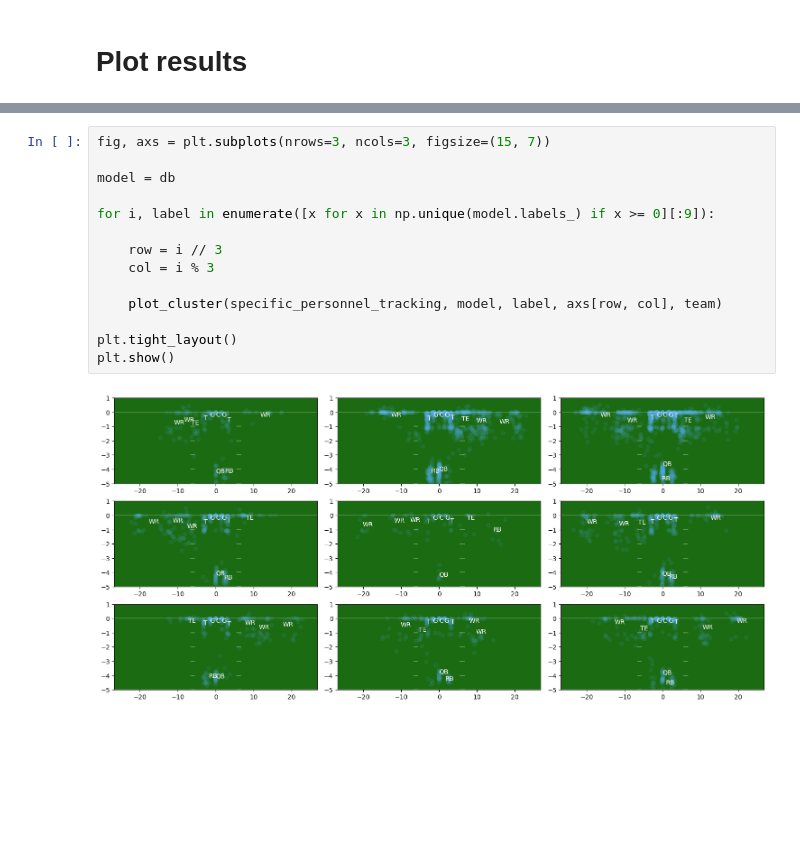
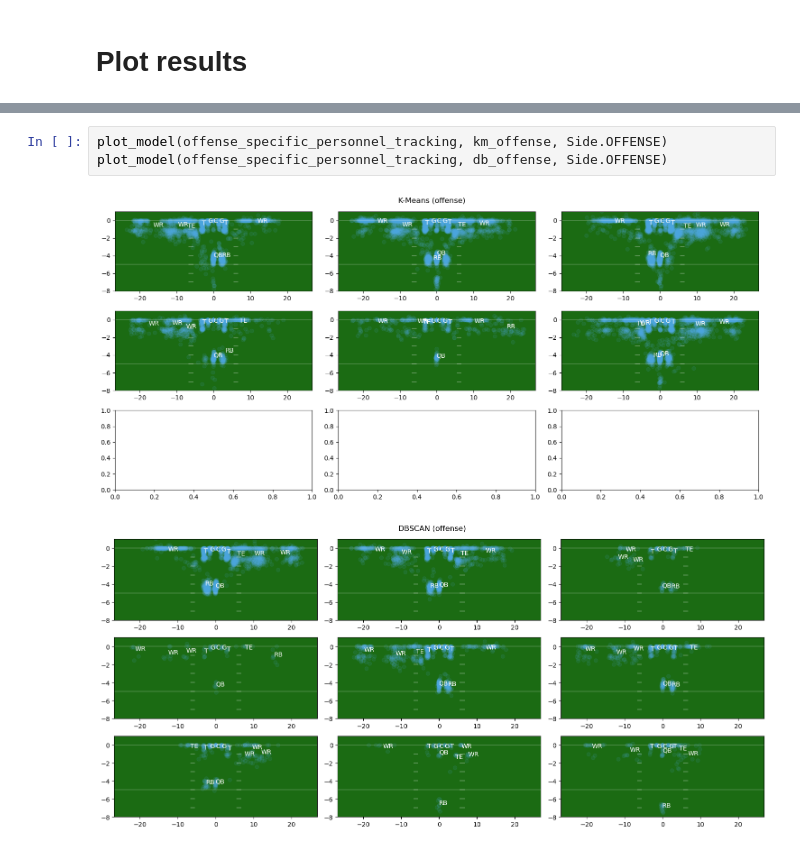
Before and after one commit to mbcalli/cfb, a Jupyter notebook: formations/formations.ipynb, the cells around one changed output, grey strips where cells are left out. Cells and saved outputs as stored; diff of their text form; blank space fills up the shorter version.

```diff
--- a/formations/formations.ipynb
+++ b/formations/formations.ipynb
@@ -311,16 +92,6 @@ plt.show()
-# %%
-fig, axs = plt.subplots(nrows=3, ncols=3, figsize=(15, 7))
-
-model = db
-
-for i, label in enumerate([x for x in np.unique(model.labels_) if x >= 0][:9]):
-
-    row = i // 3
-    col = i % 3
-
-    plot_cluster(specific_personnel_tracking, model, label, axs[row, col], team)
-
-plt.tight_layout()
-plt.show()
-# %% [output]
-[figure, removed]
+# %%
+plot_model(offense_specific_personnel_tracking, km_offense, Side.OFFENSE)
+plot_model(offense_specific_personnel_tracking, db_offense, Side.OFFENSE)
+# %% [output]
+[figure, added]
+[figure, added]
```
Also changed, not shown: parts of 16 cells of this notebook, 8 other files.
